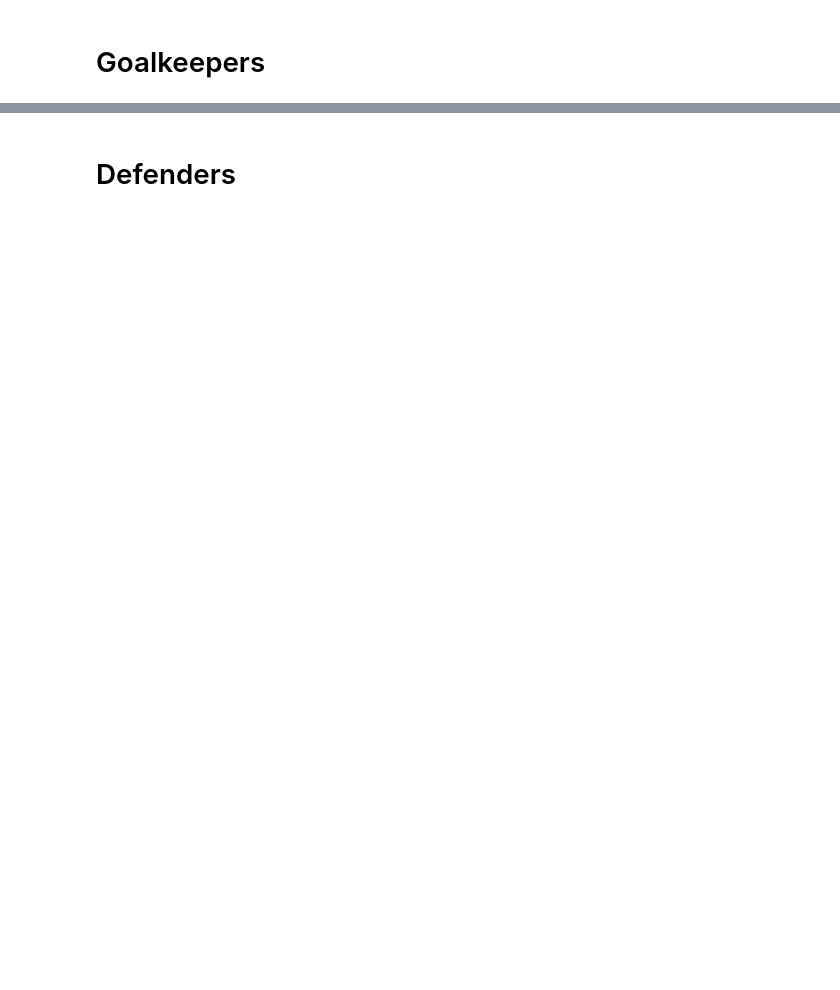
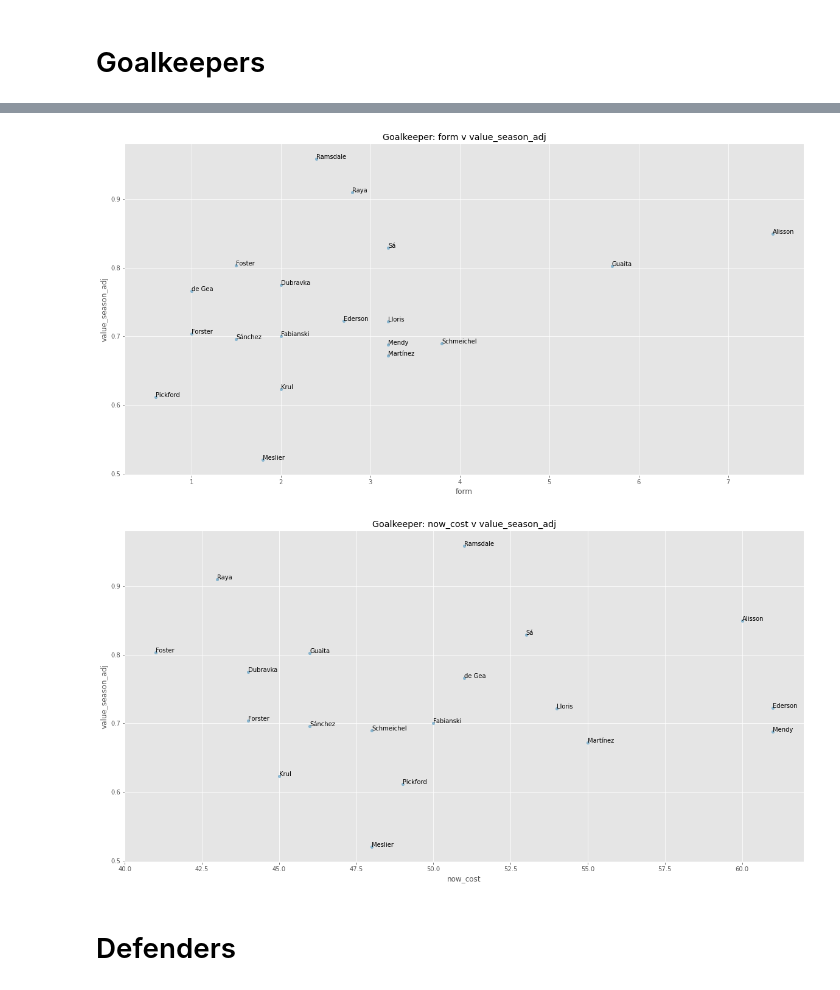
Before and after one commit to ulrikson/fantasy_football, a Jupyter notebook: analyze.ipynb, the cells around one changed output, grey strips where cells are left out. Cells and saved outputs as stored; diff of their text form; code cells hidden in the pictures; blank space fills up the shorter version.

```diff
--- a/analyze.ipynb
+++ b/analyze.ipynb
@@ -108,6 +147,9 @@ fantasy.dfFiltered('element_type', 'Goalkeeper', 'form').head(5)
 # %%
-getScatterPlot('Goalkeeper', 'form', 'value_season_adj')
-getScatterPlot('Goalkeeper', 'now_cost', 'value_season_adj')
+fantasy.getScatterPlot('Goalkeeper', 'form', 'value_season_adj')
+fantasy.getScatterPlot('Goalkeeper', 'now_cost', 'value_season_adj')
+# %% [output]
+[figure, added]
+[figure, added]
 # %% [markdown]
 # Defenders
 # %%
```
Also changed, not shown: parts of 20 cells of this notebook, 1 other file.
